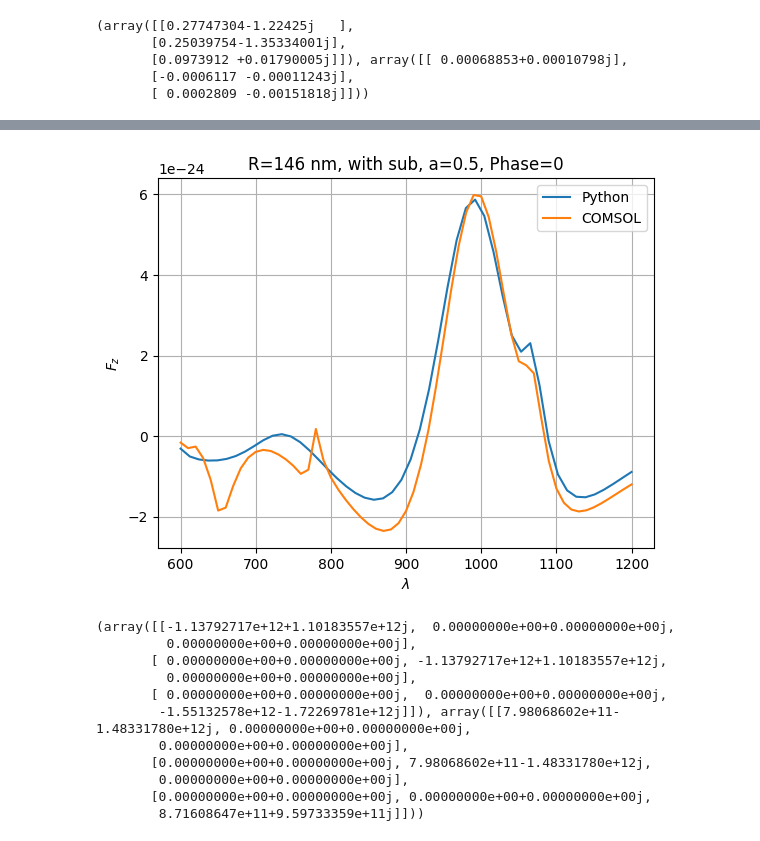
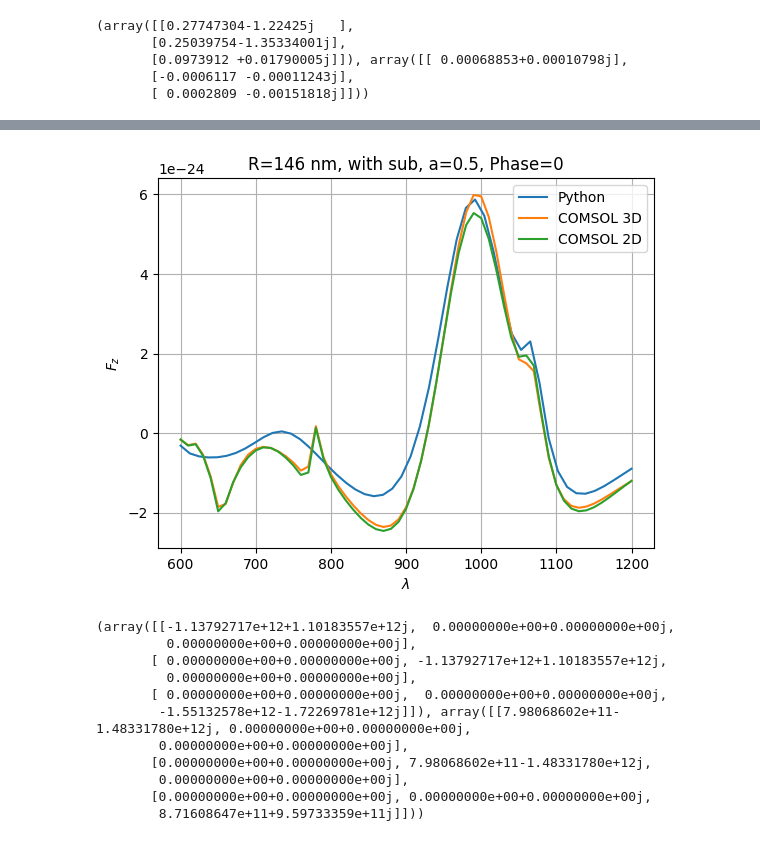
Before and after one commit to semyonbo/SPP_ANALYTICAL, a Jupyter notebook: plot.ipynb, the cells around one changed output, grey strips where cells are left out. Drawn from its saved outputs; the diff is of its cells as text; code cells hidden in the pictures.

```diff
--- a/plot.ipynb
+++ b/plot.ipynb
@@ -208,4 +201,6 @@ print(dipoles.initial_field(wl, angle, 1, eps_Au, point, phase, a))
        [-0.0006117 -0.00011243j],
        [ 0.0002809 -0.00151818j]]))
 # %%
-f_xz_0 = np.loadtxt('comsol/f_xz_e0_m0.txt', skiprows=8, delimiter=',')
+force_comsol = np.loadtxt('comsol/force_sub_146_a_05.txt', skiprows=8, delimiter=',')
+
+force_comsol_2d = np.loadtxt('comsol/force_2d_sub.txt', skiprows=8, delimiter=',')
@@ -237,13 +232,14 @@ Text(0.5, 0, '$\\lambda$')
 # %%
 plt.plot(wls, F_z, label='Python')
-plt.plot(force_comsol[:,0],force_comsol[:,3], label='COMSOL' )
+plt.plot(force_comsol[:,0],force_comsol[:,3], label='COMSOL 3D' )
+plt.plot(force_comsol_2d[:,0],force_comsol_2d[:,3], label='COMSOL 2D' )
 plt.legend()
 plt.ylabel('$F_z$')
 plt.title('R=146 nm, with sub, a=0.5, Phase=0')
 plt.xlabel('$\lambda$')
 plt.grid()
 # %% [output]
-[figure, old version]
+[figure, new version]
 # %%
 import green_func
 import frenel
```
Also changed, not shown: parts of 30 cells of this notebook, 8 other files.
